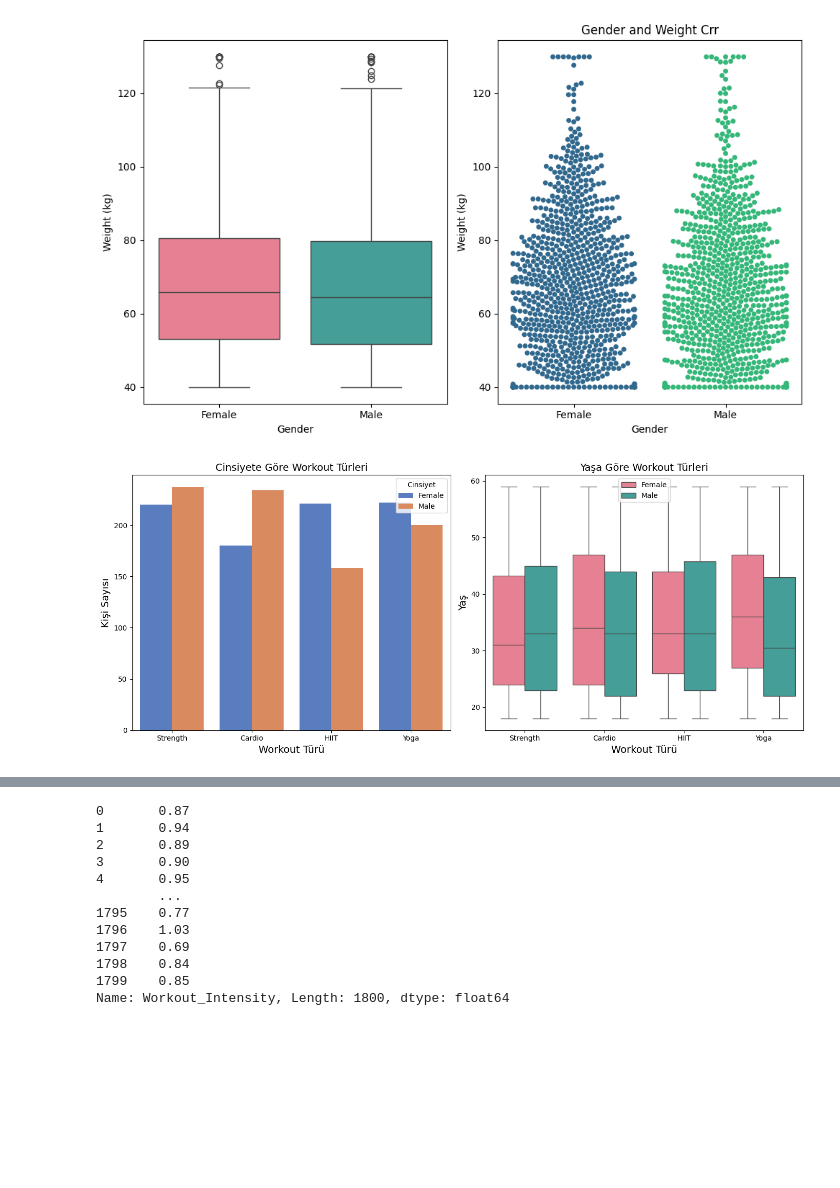
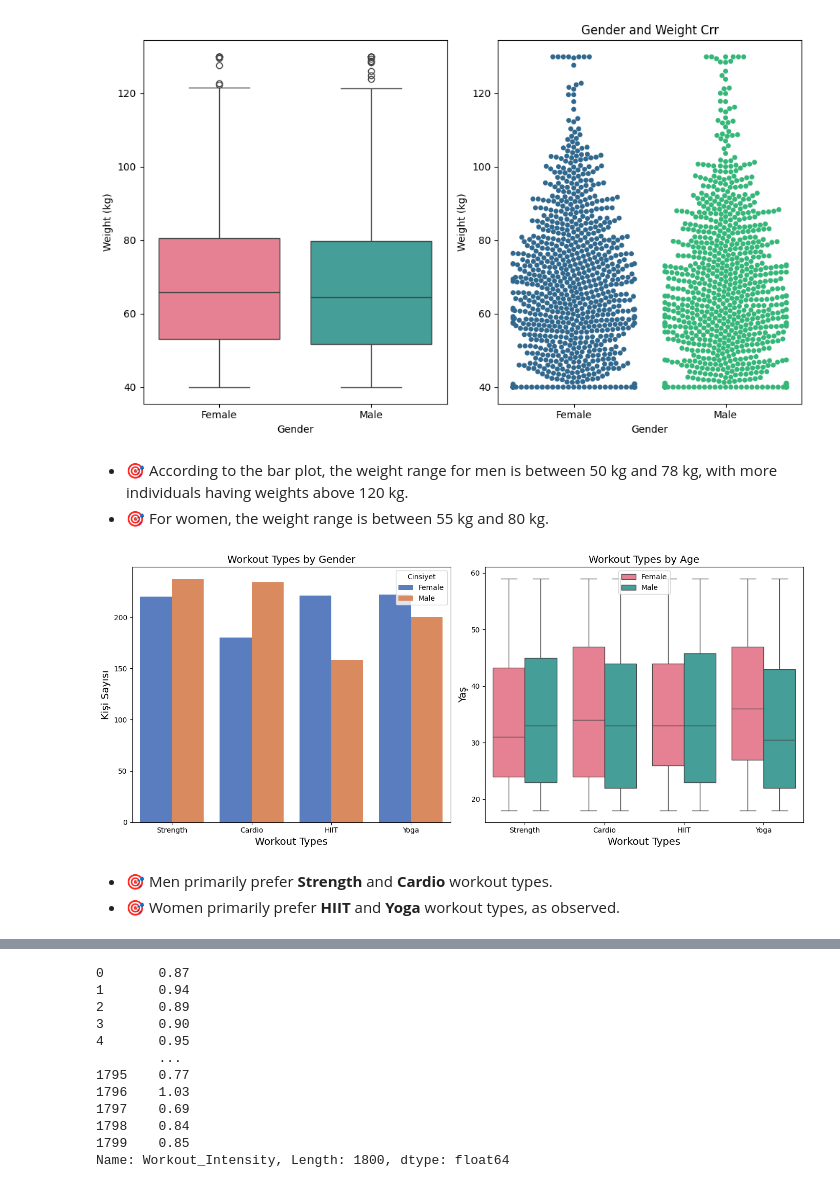
Before and after one commit to Ozan-Mohurcu/Fitness_Data_EDA, a Jupyter notebook: FitnessTrackerData.ipynb, the cells around one changed output, grey strips where cells are left out. Cells and saved outputs as stored; diff of their text form; code cells hidden in the pictures; blank space fills up the shorter version.

```diff
--- a/FitnessTrackerData.ipynb
+++ b/FitnessTrackerData.ipynb
@@ -225,28 +247,34 @@ plt.tight_layout()
 plt.show()
 # %% [output]
 [figure]
+# %% [markdown]
+- 🎯  According to the bar plot, the weight range for men is between 50 kg and 78 kg, with more individuals having weights above 120 kg.
+- 🎯  For women, the weight range is between 55 kg and 80 kg.
 # %%
 # Do workout types vary according to gender, age, or BMI categories?
 
 fig, ax = plt.subplots(1, 2, figsize=(14, 6))
 
 sns.countplot(data=df, x='Workout_Type', hue='Gender', palette= "muted", ax=ax[0])
-ax[0].set_title('Cinsiyete Göre Workout Türleri',fontsize = 14)
-ax[0].set_xlabel('Workout Türü',fontsize = 14)
+ax[0].set_title('Workout Types by Gender',fontsize = 14)
+ax[0].set_xlabel('Workout Types',fontsize = 14)
 ax[0].set_ylabel('Kişi Sayısı',fontsize = 14)
 ax[0].legend(title='Cinsiyet',fontsize = 10)
 
 sns.boxplot(data=df, x='Workout_Type', y='Age', hue="Gender", palette='husl', ax=ax[1])
-ax[1].set_title('Yaşa Göre Workout Türleri',fontsize = 14)
-ax[1].set_xlabel('Workout Türü',fontsize = 14)
+ax[1].set_title('Workout Types by Age',fontsize = 14)
+ax[1].set_xlabel('Workout Types',fontsize = 14)
 ax[1].set_ylabel('Yaş', fontsize = 14)
 ax[1].legend(loc = "upper center", fontsize = 10)
 
 
 plt.tight_layout()
 plt.show()
 # %% [output]
-[figure, old version]
+[figure, new version]
+# %% [markdown]
+- 🎯 Men primarily prefer **Strength** and **Cardio** workout types.
+- 🎯 Women primarily prefer **HIIT** and **Yoga** workout types, as observed.
 # %%
 # Is there a relationship between BMI and calorie burning?
 # We visualized this relationship using charts.
```
Also changed, not shown: parts of 25 cells of this notebook.
